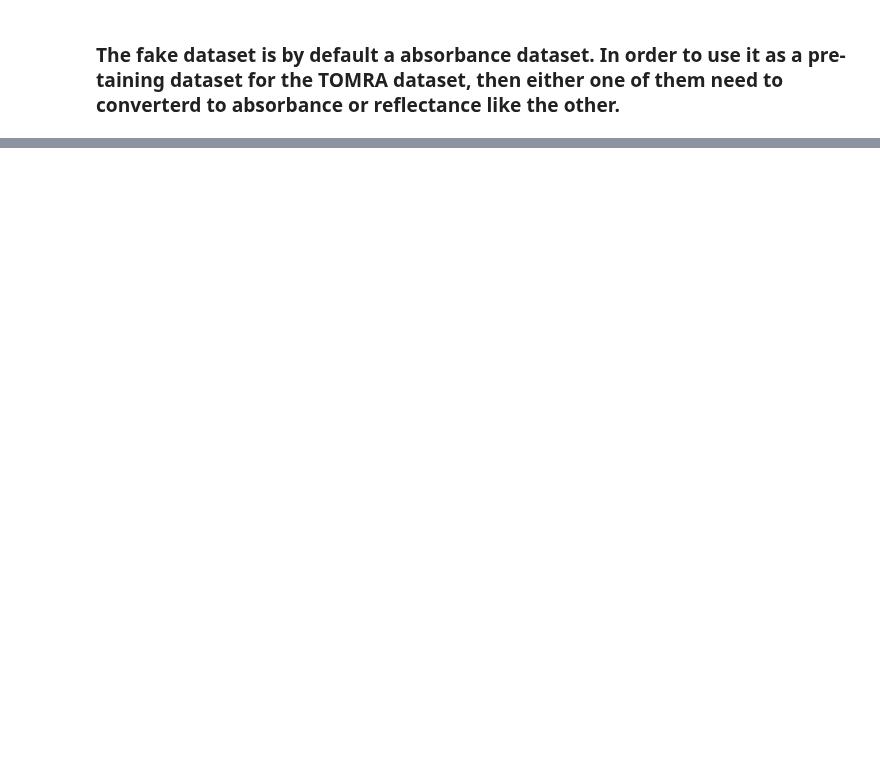
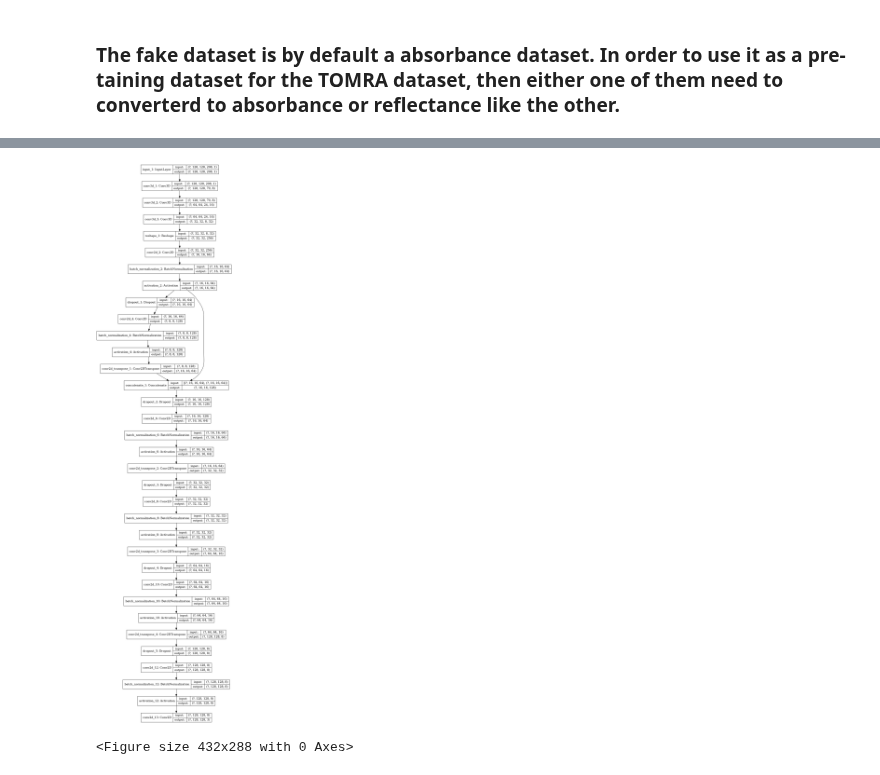
Before and after one commit to thortom/multispectral-chicken, a Jupyter notebook: EvaluateSpectralUNet.ipynb, the cells around one changed output, grey strips where cells are left out. Saved outputs shown, nothing was run; the diff lists cells and outputs as text; code cells hidden in the pictures; blank space fills up the shorter version.

```diff
--- a/EvaluateSpectralUNet.ipynb
+++ b/EvaluateSpectralUNet.ipynb
@@ -45,0 +123,5 @@ UnboundLocalError: local variable 'ytrain' referenced before assignment
+# %%
+unet = mypackage.MyUnet.UNet(X_train, Y_train)
+unet.train(batch_size=5, epochs=30, validation_split=0.1)
+unet.plot_training_results()
+unet.predict(X_train, Y_labels=Y_train)
@@ -45,0 +175,8 @@ UnboundLocalError: local variable 'ytrain' referenced before assignment
+# %%
+import tensorflow as tf
+
+plt.figure()
+tf.keras.utils.plot_model(unet.model, show_shapes=True);
+# %% [output]
+[figure, added]
+<Figure size 432x288 with 0 Axes>
```
Also changed, not shown: parts of 12 cells of this notebook, 5 other files.
